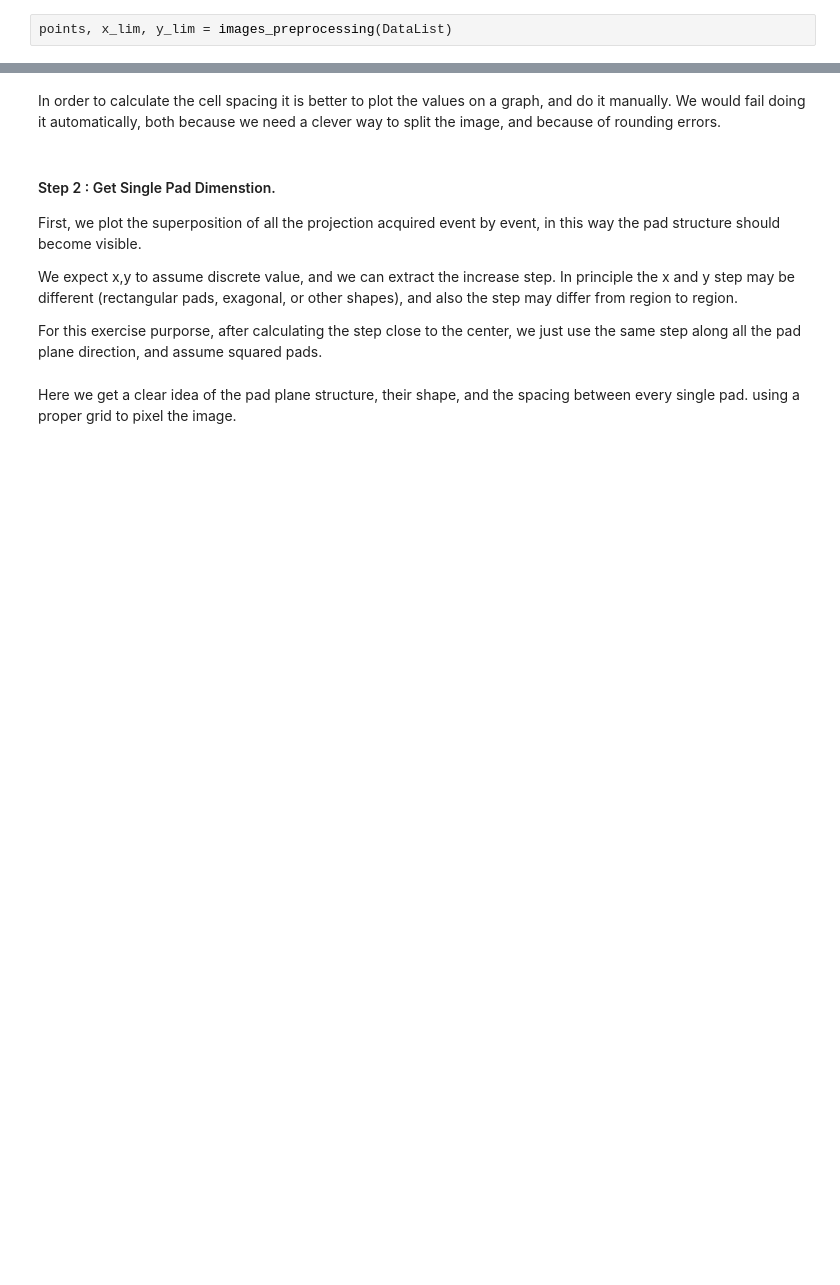
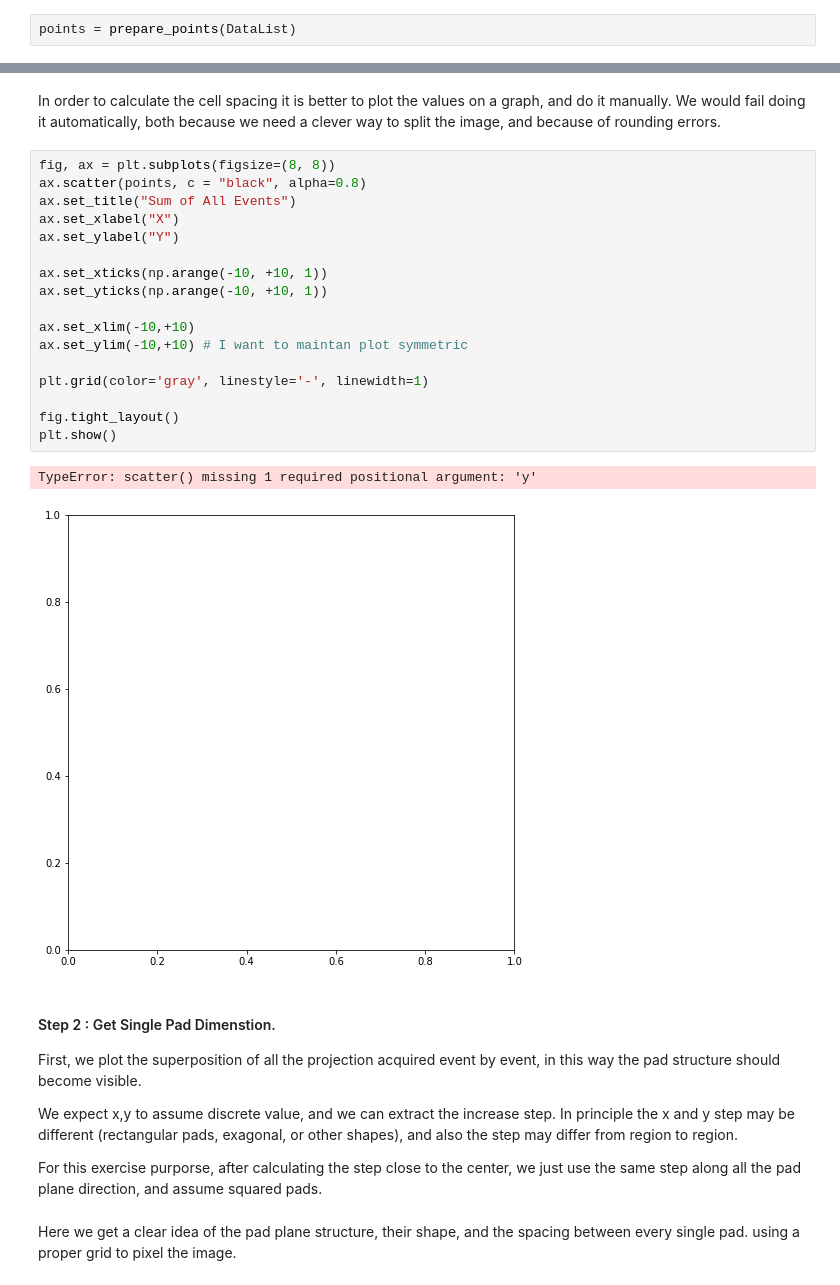
Before and after one commit to fracassetti-stf/AT-TPC_MLProject, a Jupyter notebook: CNN.ipynb, the cells around one changed output, grey strips where cells are left out. Saved outputs shown, nothing was run; the diff lists cells and outputs as text; blank space fills up the shorter version.

```diff
--- a/CNN.ipynb
+++ b/CNN.ipynb
@@ -147,2 +216,2 @@ We can easily extract the dimension of the image we want to create, based on the
 # %%
-points, x_lim, y_lim = images_preprocessing(DataList)
+points = prepare_points(DataList)
@@ -149,5 +228,25 @@ points, x_lim, y_lim = images_preprocessing(DataList)
 # %% [markdown]
 In order to calculate the cell spacing it is better to plot the values on a graph, and do it manually. We would fail doing it automatically, both because we need a clever way to split the image, and because of rounding errors.
+# %%
+fig, ax = plt.subplots(figsize=(8, 8))
+ax.scatter(points, c = "black", alpha=0.8)
+ax.set_title("Sum of All Events")
+ax.set_xlabel("X")
+ax.set_ylabel("Y")
+
+ax.set_xticks(np.arange(-10, +10, 1))
+ax.set_yticks(np.arange(-10, +10, 1))
+
+ax.set_xlim(-10,+10)
+ax.set_ylim(-10,+10) # I want to maintan plot symmetric
+
+plt.grid(color='gray', linestyle='-', linewidth=1)
+
+fig.tight_layout()
+plt.show()
+# %% [output]
+TypeError: scatter() missing 1 required positional argument: 'y'
+[figure, added]
 # %% [markdown]
 #### Step 2 : Get Single Pad Dimenstion.
 First, we plot the superposition of all the projection acquired event by event, in this way the pad structure should become visible.
```
Also changed, not shown: parts of 13 cells of this notebook, 1 other file.
